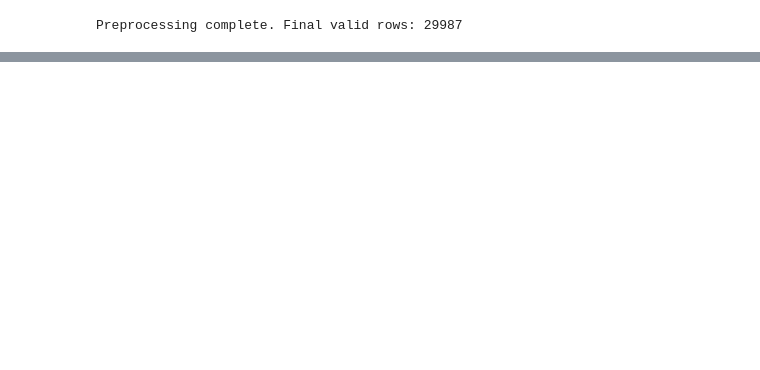
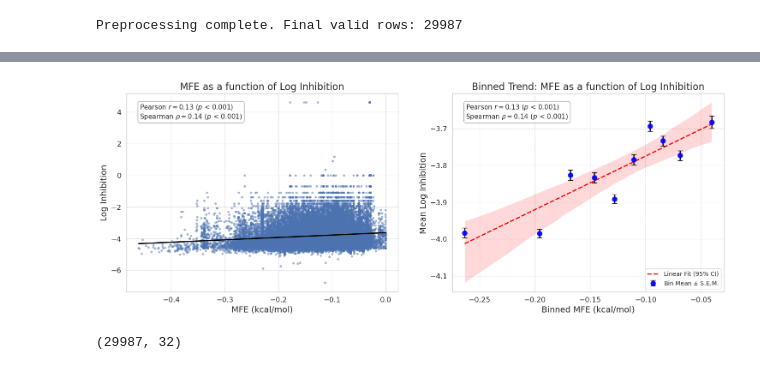
Before and after one commit to RedPenguin100/TAUSO, a Jupyter notebook: notebooks/visualization/folding.ipynb, the cells around one changed output, grey strips where cells are left out. Drawn from its saved outputs; the diff is of its cells as text; code cells hidden in the pictures; blank space fills up the shorter version.

```diff
--- a/notebooks/visualization/folding.ipynb
+++ b/notebooks/visualization/folding.ipynb
@@ -34,0 +62,2 @@ plot_binned_trend(merged_df, "access_120flank_13access_size_13seed_size", bins=1
+# %%
+merged_df_mfe = load_and_merge_feature(main_df = aso_data, feature_name= "mfe_win45_flank120_step7", features_dir= feature_dir)
@@ -34,0 +73,27 @@ plot_binned_trend(merged_df, "access_120flank_13access_size_13seed_size", bins=1
+# %%
+fig, (ax_1_mfe, ax_2_mfe) = plt.subplots(nrows=1, ncols=2, figsize=(18, 6))
+
+plot_feature_scatter(
+    df=merged_df_mfe,
+    feature_name="mfe_win45_flank120_step7",
+    ax=ax_1_mfe,
+    x_label="MFE (kcal/mol)",
+    y_label="Log Inhibition",
+    title= "MFE as a function of Log Inhibition"
+)
+
+plot_binned_trend(
+    df=merged_df_mfe,
+    feature_name="mfe_win45_flank120_step7",
+    ax=ax_2_mfe,
+    x_label="Binned MFE (kcal/mol)",
+    y_label="Mean Log Inhibition",
+    title="Binned Trend: MFE as a function of Log Inhibition"
+)
+plt.show()
+# %% [output]
+[figure, added]
+# %%
+merged_df_mfe.shape
+# %% [output]
+(29987, 32)
```
Also changed, not shown: parts of 15 cells of this notebook, 7 other files.
